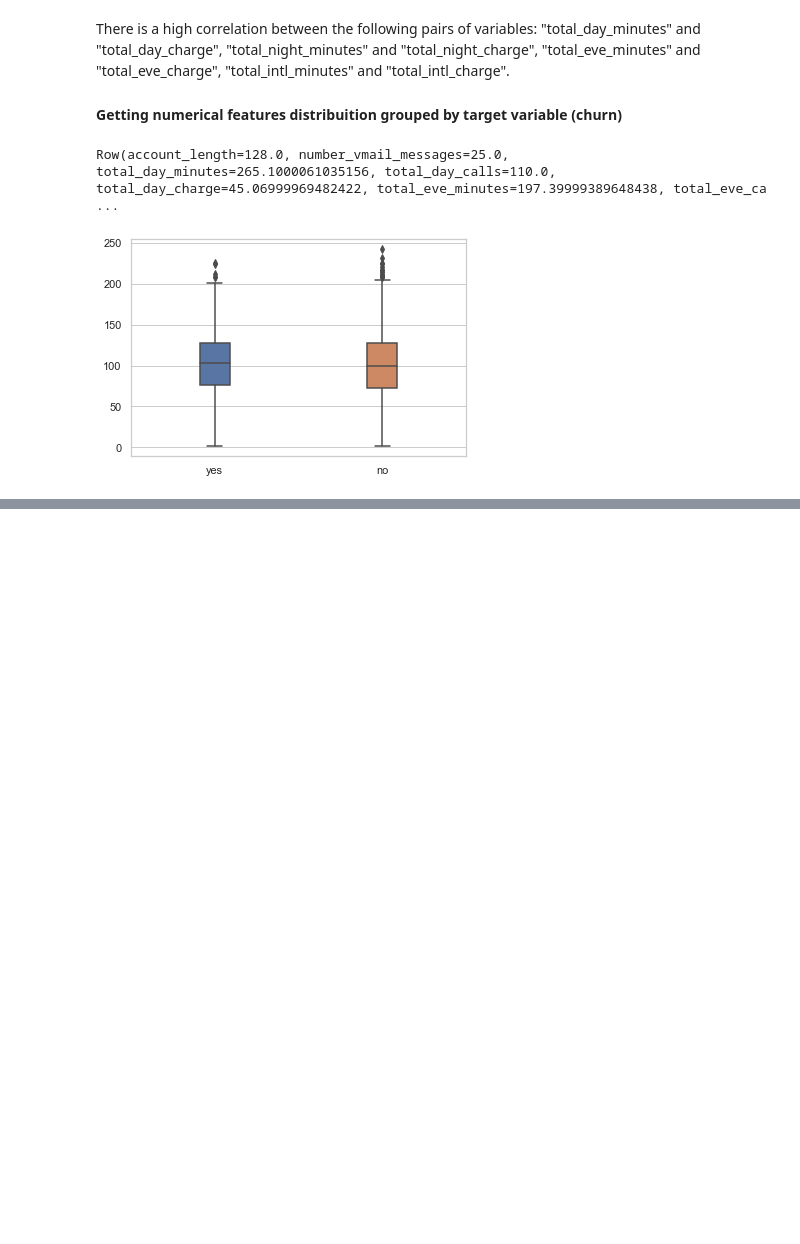
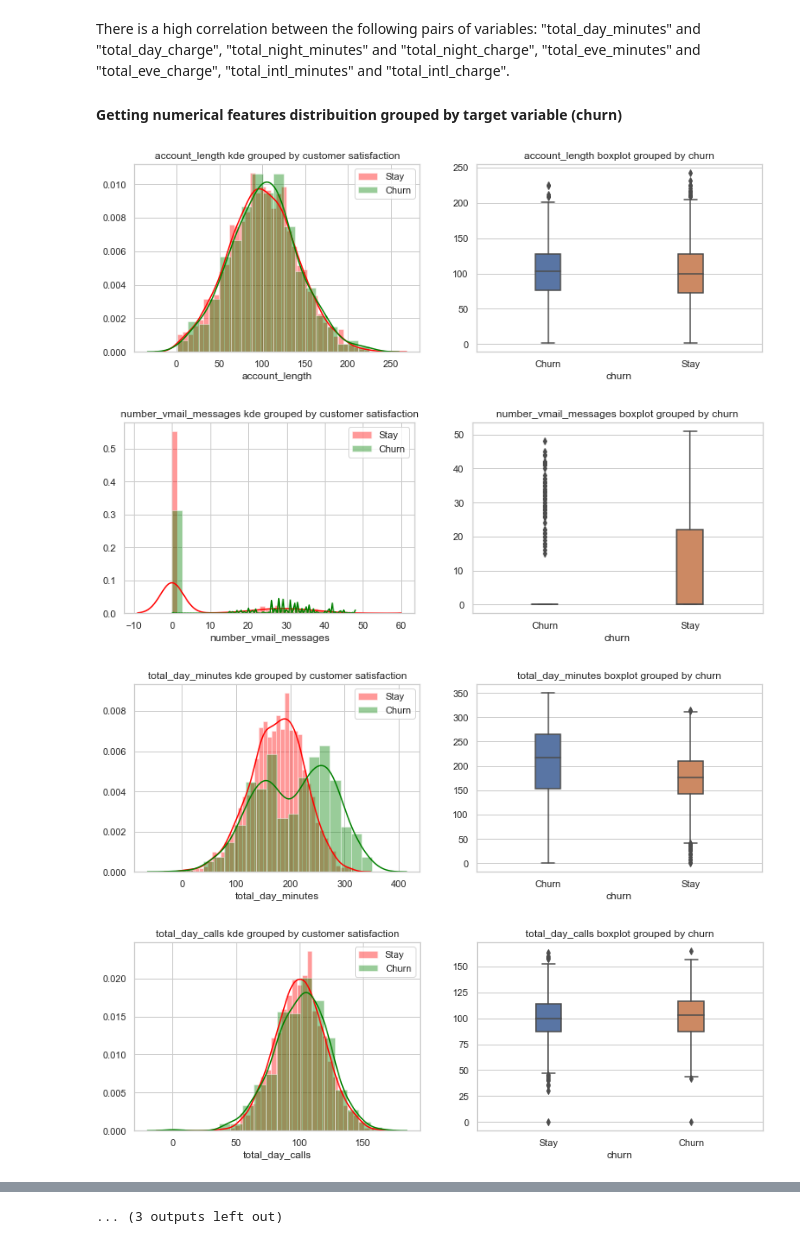
Before and after one commit to naiaraap/Pyspark_version_Predicting_Customer_Churn_in_Telecommunication_Operators, a Jupyter notebook: Pyspark_version_Predicting_Customer_Churn_in_Telecommunication_Operators.ipynb, the cells around one changed output, grey strips where cells are left out. Drawn from its saved outputs; the diff is of its cells as text; code cells hidden in the pictures; blank space fills up the shorter version.

Commit message:
graphs

```diff
--- a/Pyspark_version_Predicting_Customer_Churn_in_Telecommunication_Operators.ipynb
+++ b/Pyspark_version_Predicting_Customer_Churn_in_Telecommunication_Operators.ipynb
@@ -431,37 +431,41 @@ ax.set_xlim([-0.5, len(corr)])
 # %% [markdown]
 There is a high correlation between the following pairs of variables: "total_day_minutes" and "total_day_charge", "total_night_minutes" and "total_night_charge", "total_eve_minutes" and "total_eve_charge", "total_intl_minutes" and "total_intl_charge".
 #### Getting numerical features distribuition grouped by target variable (churn)
-# %%
-# Getting numerical features distribuition grouped by churn variable
-cols = df_train_num.columns + ['churn']
-df = df_train.select(cols)
-
-# Converting to numeric
-for col_name in df.columns:
-    if col_name != 'churn':
-        df = df.withColumn(col_name, df[col_name].cast('float'))
-
-df.head()
-# frequency = df_train_cat.groupBy(col).count().orderBy('count', ascending=False).head(1)[0]
-# %% [output]
-Row(account_length=128.0, number_vmail_messages=25.0, total_day_minutes=265.1000061035156, total_day_calls=110.0, total_day_charge=45.06999969482422, total_eve_minutes=197.39999389648438, total_eve_ca ...
 # %%
-# # account_length
-col = 'account_length'
+# Getting numerical features distribuition grouped by churn variable
+# Getting numerical features distribuition grouped by churn variable
+cols = df_train_num.columns + ['churn']
+df = df_train.select(cols)
 
-y0 = sc.parallelize(df.filter(df.churn == 'no').select(col).collect())
-y1 = sc.parallelize(df.filter(df.churn == 'yes').select(col).collect())
+# Converting to numeric
+for col_name in df.columns:
+    if col_name != 'churn':
+        df = df.withColumn(col_name, df[col_name].cast('float'))
 
-# Creating dictionary for values grouped by
-my_dict = {'no': y0.collect(), 'yes': y1.collect()}
+for col in df.columns[:-1]:
+    y0 = sc.parallelize(df.filter(df.churn == 'no').select(col).collect())
+    y1 = sc.parallelize(df.filter(df.churn == 'yes').select(col).collect())
 
-# sort keys and values together
-sorted_keys, sorted_vals = zip(*sorted(my_dict.items(), key=op.itemgetter(1)))
+    # Creating dictionary for values grouped by
+    my_dict = {'Stay': y0.collect(), 'Churn': y1.collect()}
 
-sns.distplot(df[df.churn == 'no'][col], color='red', label='Stay', ax=axs[0], bins = 40)
-sns.distplot(df[df.churn == 'yes'][col], color='green', label='Churn', ax=axs[0], bins = 18)
-axs[0].legend()
-axs[0].set_xlabel(col)
-axs[0].set_title(col + ' kde grouped by customer satisfaction')
+    # sort keys and values together
+    sorted_keys, sorted_vals = zip(*sorted(my_dict.items(), key=op.itemgetter(1)))
+
+    fig, axs = plt.subplots(ncols=2)
+    fig.set_size_inches(13, 4, forward=True)
+    sns.distplot(y0.collect(), color='red', label='Stay', ax=axs[0], bins = 40)
+    sns.distplot(y1.collect(), color='green', label='Churn', ax=axs[0], bins = 18)
+    axs[0].legend()
+    axs[0].set_xlabel(col)
+    axs[0].set_title(col + ' kde grouped by customer satisfaction')
+    sns.boxplot(data=sorted_vals, width=.18, ax=axs[1])
+    axs[1].set_xlabel('churn')
+    axs[1].set_xticklabels(sorted_keys)
+    axs[1].set_title(col + ' boxplot grouped by churn')
+    plt.show()
 # %% [output]
-[figure, old version]
+[figure, new version]
+[figure, added]
+[figure, added]
+[figure, added]
@@ -467,0 +480 @@ axs[0].set_title(col + ' kde grouped by customer satisfaction')
+... (3 outputs left out)
```
Also changed, not shown: parts of 2 cells of this notebook.
